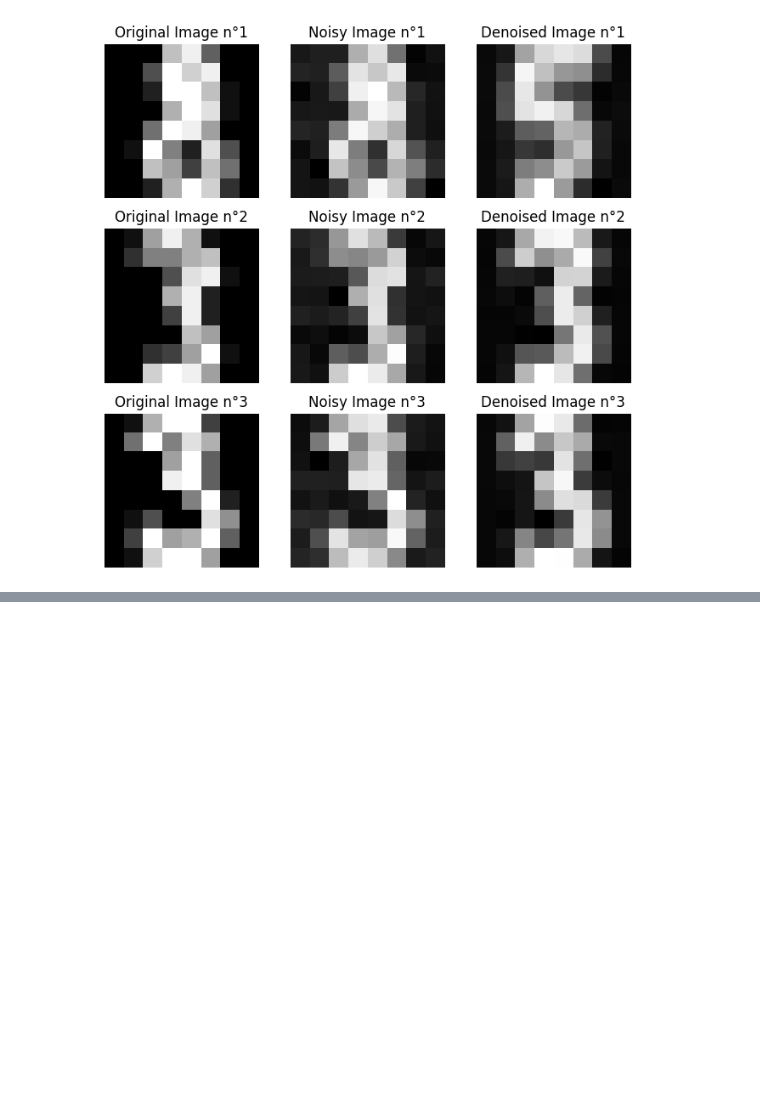
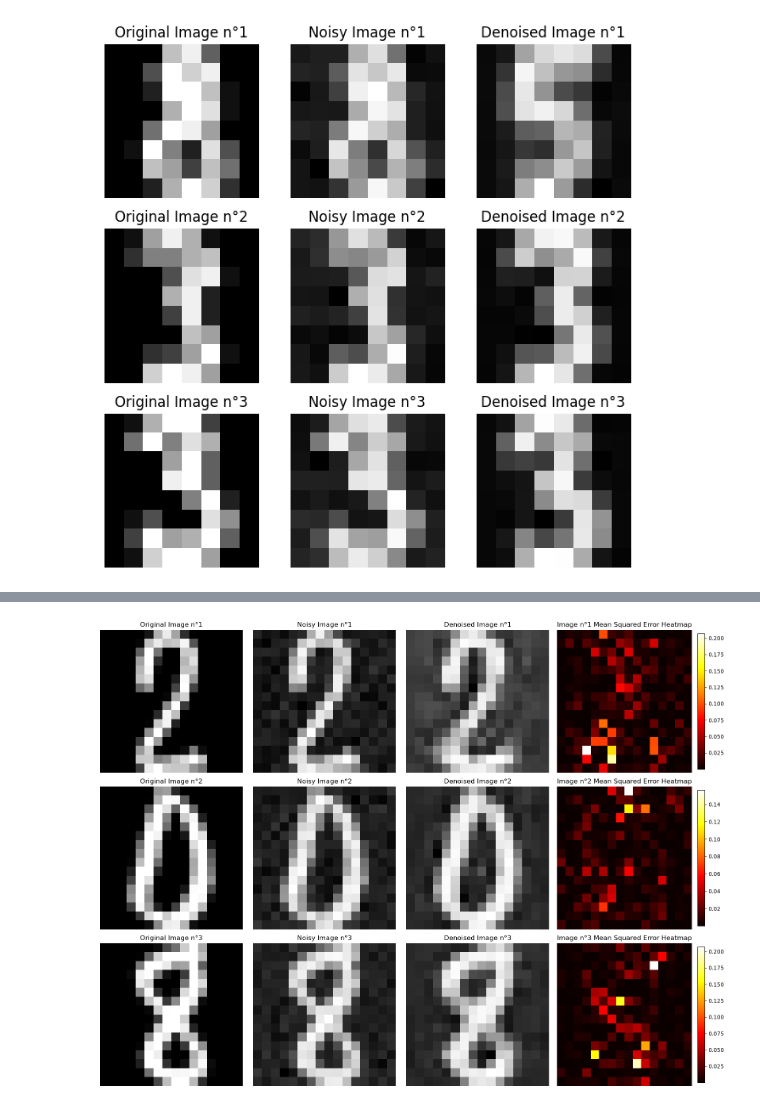
Before and after one commit to Ethan2541/Neural-Network-Library, a Jupyter notebook: experiments/denoiser.ipynb, the cells around one changed output, grey strips where cells are left out. Saved outputs shown, nothing was run; the diff lists cells and outputs as text; code cells hidden in the pictures; blank space fills up the shorter version.

```diff
--- a/experiments/denoiser.ipynb
+++ b/experiments/denoiser.ipynb
@@ -203,0 +255,41 @@ plt.show()
+# %%
+n_images = 3
+
+random_indexes = np.random.choice(range(len(X_test)), n_images)
+original_images = y_test[random_indexes]
+noisy_images = X_test[random_indexes]
+denoised_images = best_model(noisy_images)
+
+plt.figure(figsize=(16, 4 * n_images))
+for i in range(n_images):
+    # Plot original image
+    plt.subplot(n_images, 4, 4 * i + 1)
+    plt.imshow(original_images[i].reshape(16, 16), cmap='gray')
+    plt.title(f"Original Image n°{i+1}")
+    plt.axis('off')
+
+    # Plot noisy image
+    plt.subplot(n_images, 4, 4 * i + 2)
+    plt.imshow(noisy_images[i].reshape(16, 16), cmap='gray')
+    plt.title(f"Noisy Image n°{i+1}")
+    plt.axis('off')
+
+    # Plot denoised image
+    plt.subplot(n_images, 4, 4 * i + 3)
+    plt.imshow(denoised_images[i].reshape(16, 16), cmap='gray')
+    plt.title(f"Denoised Image n°{i+1}")
+    plt.axis('off')
+
+    # Calculate and plot the heatmap
+    mse_images = (noisy_images[i] - denoised_images[i])**2
+    heatmap_data = mse_images.reshape(16, 16)
+    plt.subplot(n_images, 4, 4 * (i + 1))
+    heatmap = plt.imshow(heatmap_data, cmap='hot', aspect='auto')
+    plt.colorbar(heatmap, fraction=0.046, pad=0.04)
+    plt.title(f'Image n°{i+1} Mean Squared Error Heatmap')
+    plt.axis('off')
+
+plt.tight_layout()
+plt.show()
+# %% [output]
+[figure, added]
```
Also changed, not shown: parts of 8 cells of this notebook, 3 other files.
